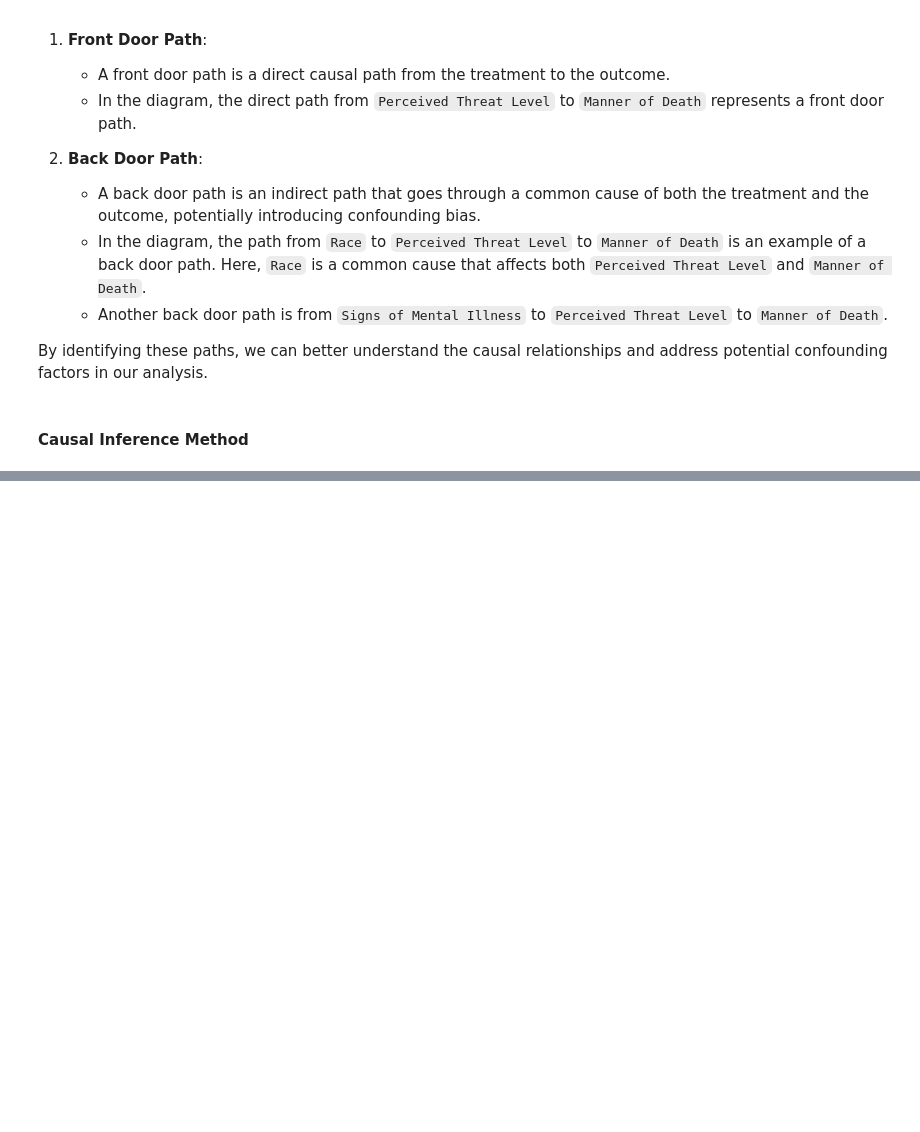
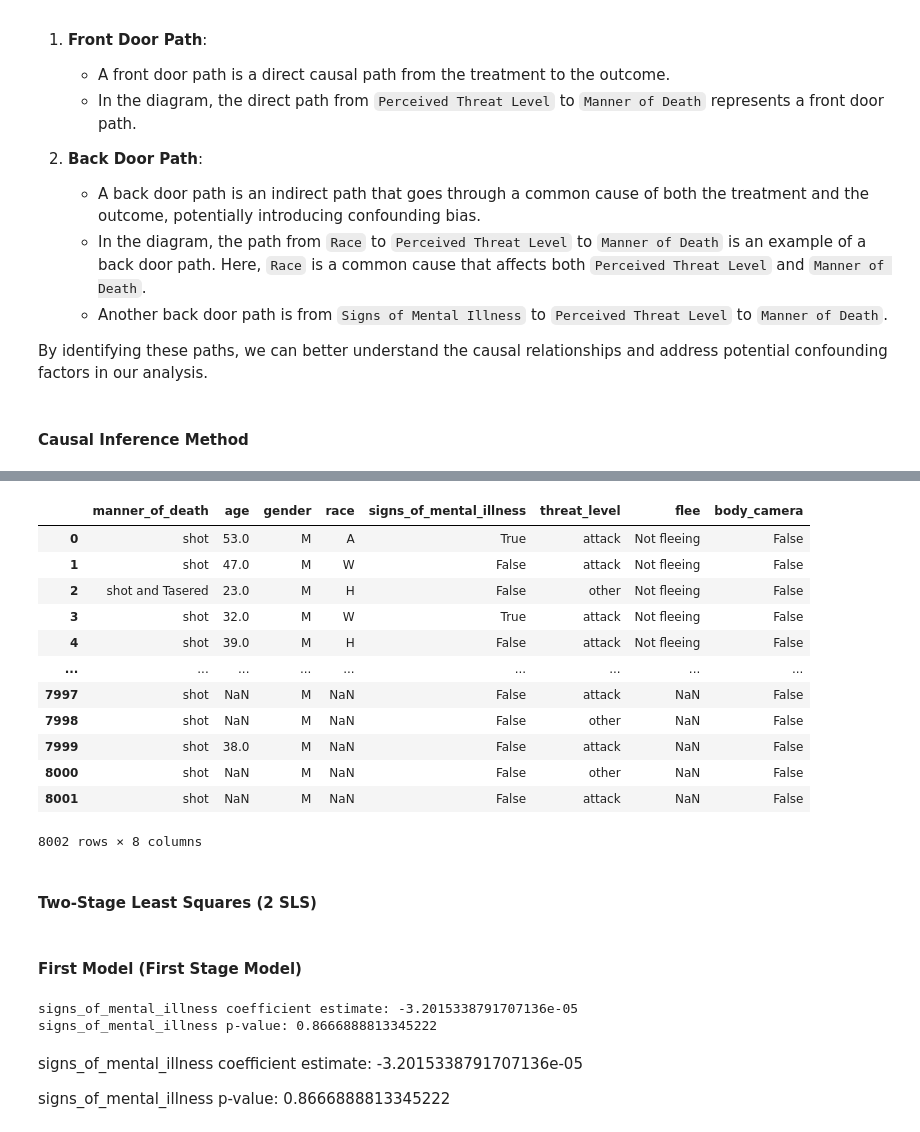
Before and after one commit to axeltanjung/fatal_shoot_causality, a Jupyter notebook: notebook/notebook.ipynb, the cells around one changed output, grey strips where cells are left out. Saved outputs shown, nothing was run; the diff lists cells and outputs as text; code cells hidden in the pictures; blank space fills up the shorter version.

```diff
--- a/notebook/notebook.ipynb
+++ b/notebook/notebook.ipynb
@@ -471,0 +454,3 @@ ModuleNotFoundError: No module named 'statsmodels'
+# %%
+# Drop the columns that are not required
+df_ftl = df_fatal.iloc[:,3:]
@@ -471,0 +476,19 @@ ModuleNotFoundError: No module named 'statsmodels'
+# %%
+# Columns to be used for causal analysis
+columns = ['manner_of_death', 'age', 'gender', 'race', 'signs_of_mental_illness', 'threat_level', 'flee', 'body_camera']
+df_ftl = df_ftl[columns]
+df_ftl
+# %% [output]
+|  | manner_of_death | age | gender | race | signs_of_mental_illness | threat_level | flee | body_camera |
+| 0 | shot | 53.0 | M | A | True | attack | Not fleeing | False |
+| 1 | shot | 47.0 | M | W | False | attack | Not fleeing | False |
+| 2 | shot and Tasered | 23.0 | M | H | False | other | Not fleeing | False |
+| 3 | shot | 32.0 | M | W | True | attack | Not fleeing | False |
+| 4 | shot | 39.0 | M | H | False | attack | Not fleeing | False |
+| ... | ... | ... | ... | ... | ... | ... | ... | ... |
+| 7997 | shot | NaN | M | NaN | False | attack | NaN | False |
+| 7998 | shot | NaN | M | NaN | False | other | NaN | False |
+| 7999 | shot | 38.0 | M | NaN | False | attack | NaN | False |
+| 8000 | shot | NaN | M | NaN | False | other | NaN | False |
+| 8001 | shot | NaN | M | NaN | False | attack | NaN | False |
+8002 rows × 8 columns
@@ -471,0 +510,23 @@ ModuleNotFoundError: No module named 'statsmodels'
+# %% [markdown]
+#### Two-Stage Least Squares (2 SLS)
+# %% [markdown]
+#### First Model (First Stage Model)
+# %%
+import statsmodels.api as sm
+
+# Define the formula for the OLS model
+formula = "manner_of_death_shot_and_Tasered ~ age + C(gender_M) + C(race_B) + C(race_H) + C(race_N) + C(race_O) + C(race_W) + C(signs_of_mental_illness) + C(threat_level_other) + C(threat_level_undetermined) + C(flee_Foot) + C(flee_Other) + C(body_camera_True)"
+
+# Fit the OLS model
+first_model = sm.OLS.from_formula(formula, data=df_ftl_encoded).fit()
+
+# Print the coefficient estimate and p-value for 'signs_of_mental_illness'
+print("signs_of_mental_illness coefficient estimate:", first_model.params["age"])
+print("signs_of_mental_illness p-value:", first_model.pvalues["age"])
+# %% [output]
+signs_of_mental_illness coefficient estimate: -3.2015338791707136e-05
+signs_of_mental_illness p-value: 0.8666888813345222
+# %% [markdown]
+signs_of_mental_illness coefficient estimate: -3.2015338791707136e-05
+
+signs_of_mental_illness p-value: 0.8666888813345222
```
Also changed, not shown: parts of 12 cells of this notebook, 1 other file.
